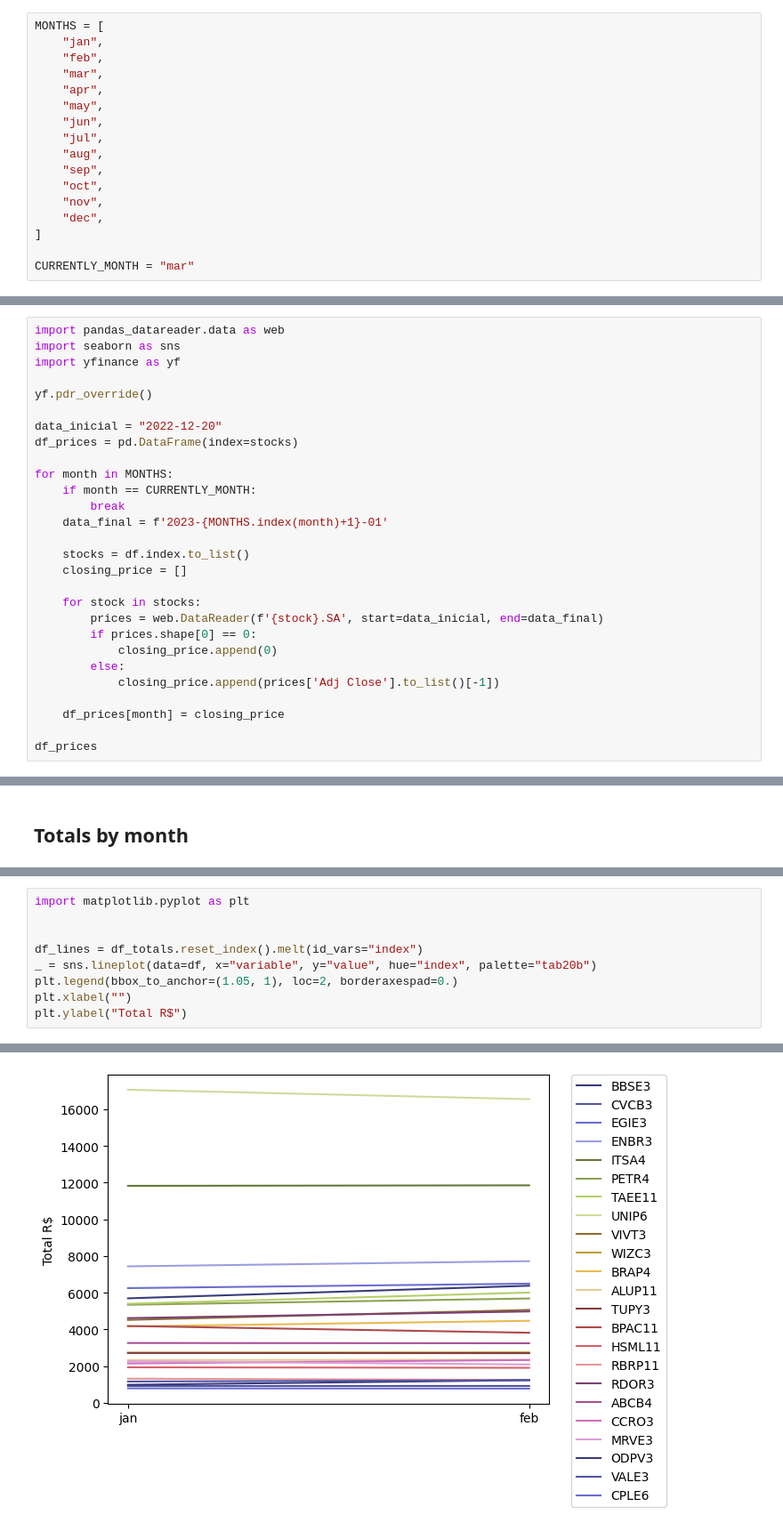
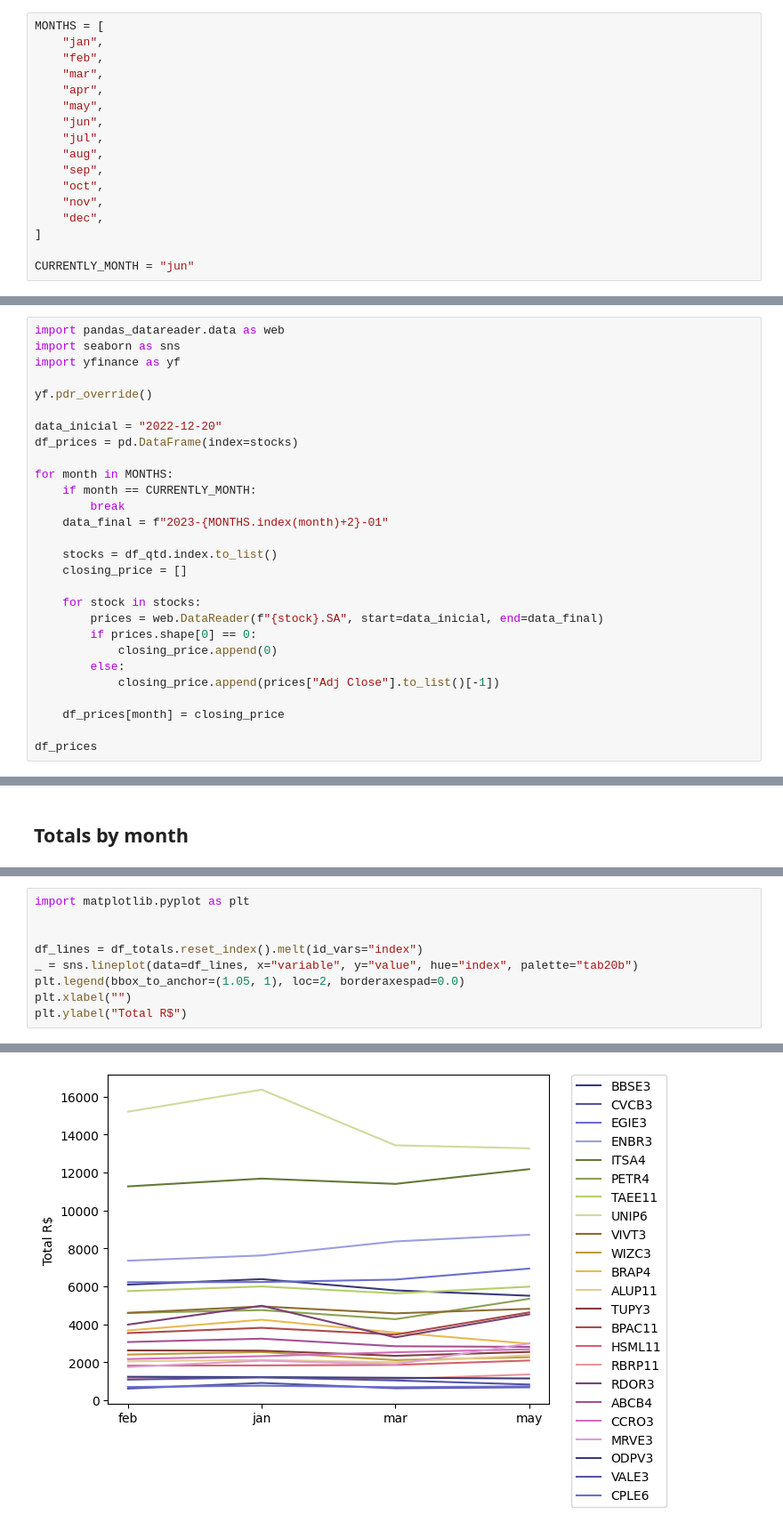
Before and after one commit to LucianoBatista/finance-app, a Jupyter notebook: stocks.ipynb, the cells around one changed output, grey strips where cells are left out. Shown: that part at 89% size. Saved outputs shown, nothing was run; the diff lists cells and outputs as text.

```diff
--- a/stocks.ipynb
+++ b/stocks.ipynb
@@ -18,6 +18,6 @@ MONTHS = [
     "dec",
 ]
 
-CURRENTLY_MONTH = "mar"
+CURRENTLY_MONTH = "jun"
 # %%
 # read from json
@@ -89,17 +89,17 @@ df_prices = pd.DataFrame(index=stocks)
 for month in MONTHS:
     if month == CURRENTLY_MONTH:
         break
-    data_final = f'2023-{MONTHS.index(month)+1}-01'
+    data_final = f"2023-{MONTHS.index(month)+2}-01"
 
-    stocks = df.index.to_list()
+    stocks = df_qtd.index.to_list()
     closing_price = []
 
     for stock in stocks:
-        prices = web.DataReader(f'{stock}.SA', start=data_inicial, end=data_final)
+        prices = web.DataReader(f"{stock}.SA", start=data_inicial, end=data_final)
         if prices.shape[0] == 0:
             closing_price.append(0)
         else:
-            closing_price.append(prices['Adj Close'].to_list()[-1])
+            closing_price.append(prices["Adj Close"].to_list()[-1])
 
     df_prices[month] = closing_price
 
@@ -159,13 +173,13 @@ df_qtt_reseted.to_csv("app/stocks_qtt.csv", index=False)
 # %%
 import matplotlib.pyplot as plt
 
 
 df_lines = df_totals.reset_index().melt(id_vars="index")
-_ = sns.lineplot(data=df, x="variable", y="value", hue="index", palette="tab20b")
-plt.legend(bbox_to_anchor=(1.05, 1), loc=2, borderaxespad=0.)
+_ = sns.lineplot(data=df_lines, x="variable", y="value", hue="index", palette="tab20b")
+plt.legend(bbox_to_anchor=(1.05, 1), loc=2, borderaxespad=0.0)
 plt.xlabel("")
 plt.ylabel("Total R$")
 # %% [output]
 Text(0, 0.5, 'Total R$')
-[figure, old version]
+[figure, new version]
 # %%
```
Also changed, not shown: parts of 14 cells of this notebook, 5 other files.
